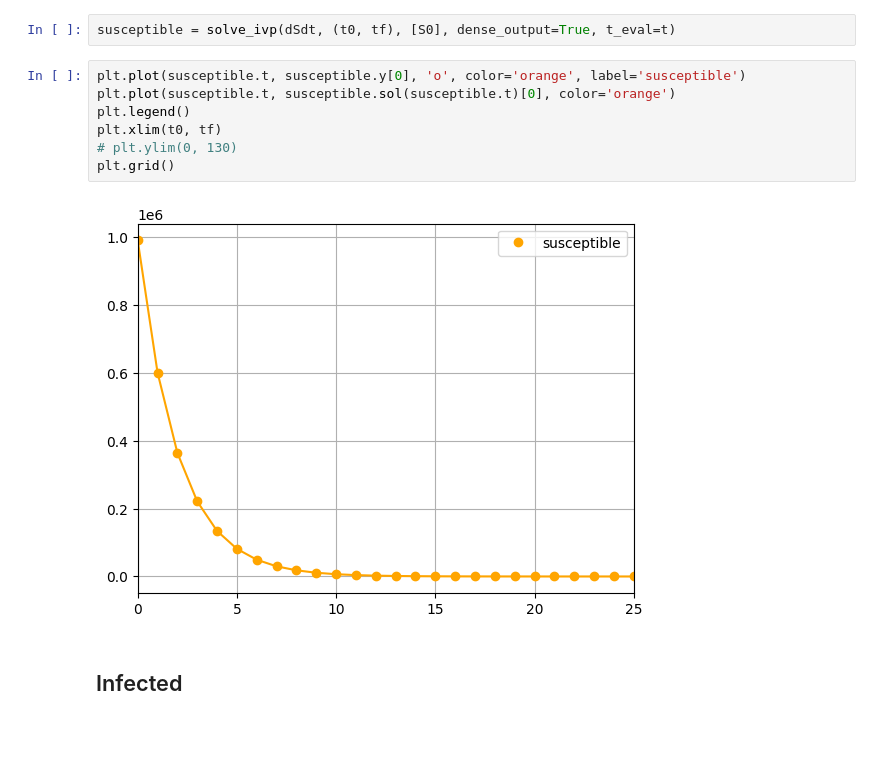
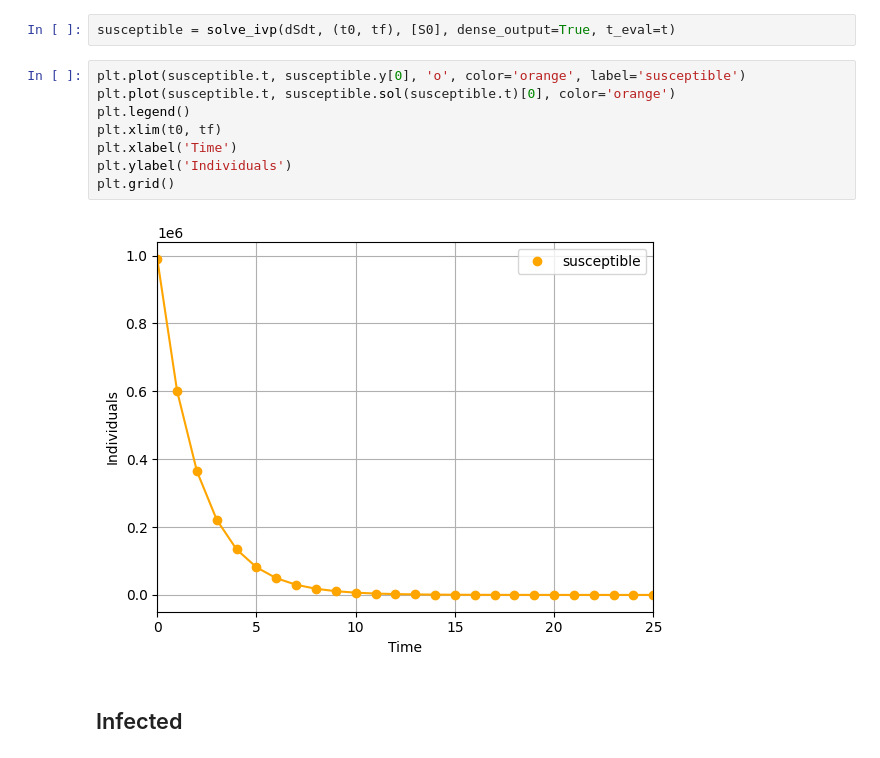
Before and after one commit to PavelStelmakhV/hw304-csipy, a Jupyter notebook: Hw4.2.ipynb, the cells around one changed output. Saved outputs shown, nothing was run; the diff lists cells and outputs as text; blank space fills up the shorter version.

```diff
--- a/Hw4.2.ipynb
+++ b/Hw4.2.ipynb
@@ -25,12 +25,13 @@ susceptible = solve_ivp(dSdt, (t0, tf), [S0], dense_output=True, t_eval=t)
 # %%
 plt.plot(susceptible.t, susceptible.y[0], 'o', color='orange', label='susceptible')
 plt.plot(susceptible.t, susceptible.sol(susceptible.t)[0], color='orange')
 plt.legend()
 plt.xlim(t0, tf)
-# plt.ylim(0, 130)
+plt.xlabel('Time')
+plt.ylabel('Individuals')
 plt.grid()
 # %% [output]
-[figure, old version]
+[figure, new version]
 # %% [markdown]
 ## Infected
 # %%
```
Also changed, not shown: parts of 4 cells of this notebook.
